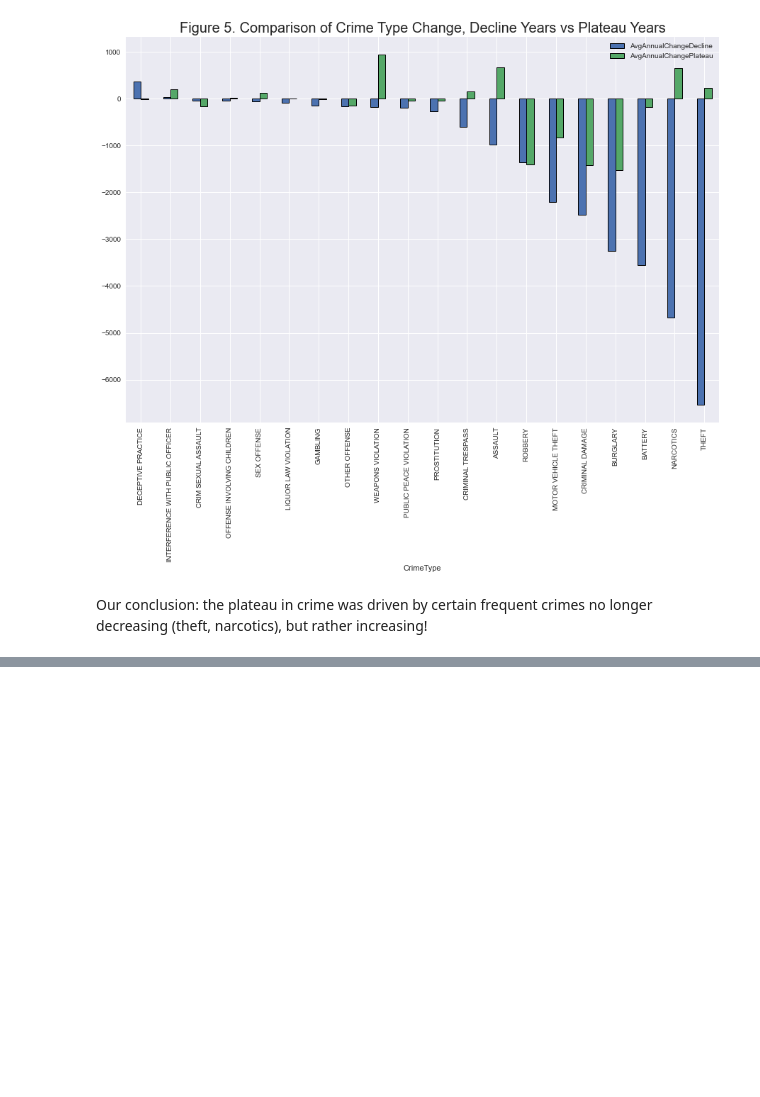
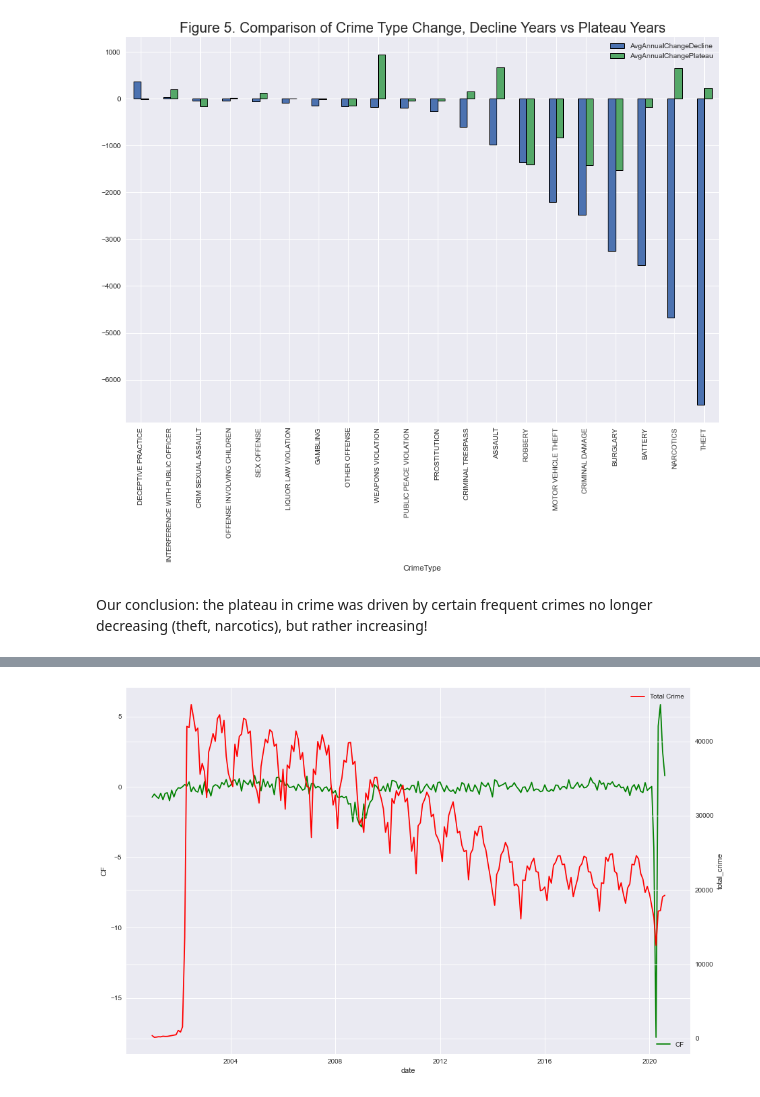
Before and after one commit to tjdolan121/4502Proj, a Jupyter notebook: forge/code/DataMiningQuestions.ipynb, the cells around one changed output, grey strips where cells are left out. Saved outputs shown, nothing was run; the diff lists cells and outputs as text; code cells hidden in the pictures; blank space fills up the shorter version.

```diff
--- a/forge/code/DataMiningQuestions.ipynb
+++ b/forge/code/DataMiningQuestions.ipynb
@@ -283,0 +290,6 @@ Our conclusion: the plateau in crime was driven by certain frequent crimes no lo
+# %%
+econ_df_full = pd.DataFrame(df.groupby(['year', 'month'])['CF', 'PI', 'EUH', 'CH', 'SOI'].mean()).reset_index()
+econ_df_full['date'] = pd.to_datetime([f'{y}-{m}-01' for y, m in zip(econ_df_full.year, econ_df_full.month)])
+total_crime_df_full = pd.DataFrame(df.groupby(['year', 'month']).size()).reset_index()  # Total crime per month
+total_crime_df_full.columns = ['year', 'month', 'total_crime']  # Rename the columns
+total_crime_plus_econ_df_full = pd.merge(econ_df_full, total_crime_df_full)
@@ -283,0 +314,9 @@ Our conclusion: the plateau in crime was driven by certain frequent crimes no lo
+# %%
+fig, ax = plt.subplots(figsize=(15, 10))
+ax = sns.lineplot(x="date", y="CF", data=total_crime_plus_econ_df_full, ax=ax, color='green', label='CF');
+ax.legend(loc='lower right')
+ax2 = ax.twinx()
+sns.lineplot(x="date", y="total_crime", data=total_crime_plus_econ_df_full, ax=ax2, color='red', label='Total Crime');
+plt.show()
+# %% [output]
+[figure, added]
```
Also changed, not shown: parts of 9 cells of this notebook.
